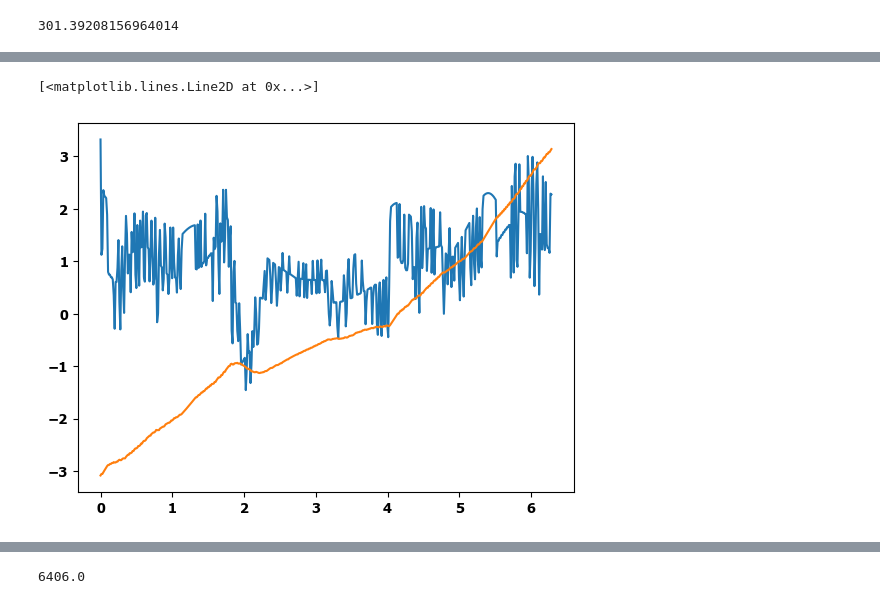
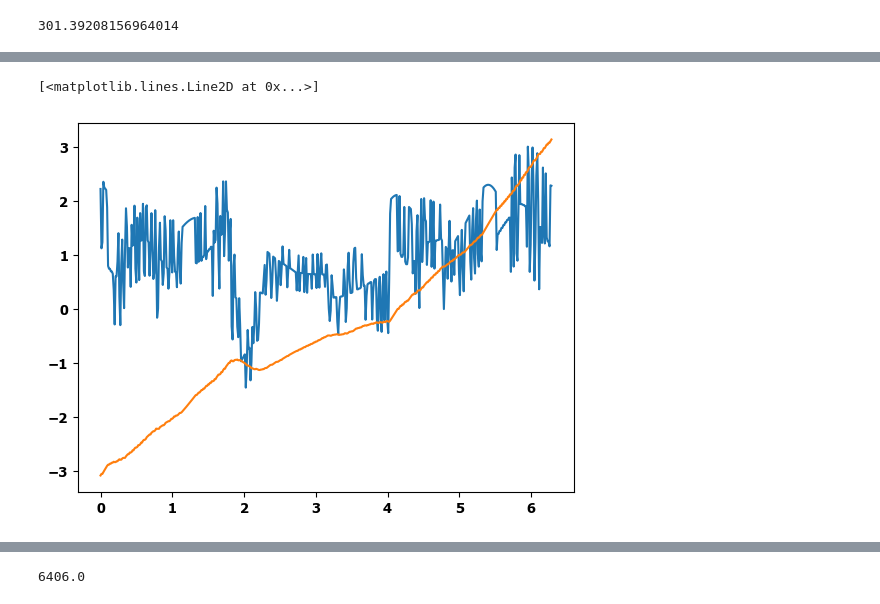
Before and after one commit to feltner515/ParticlePy, a Jupyter notebook: reentrant.ipynb, the cells around one changed output, grey strips where cells are left out. Cells and saved outputs as stored; diff of their text form; code cells hidden in the pictures.

```diff
--- a/reentrant.ipynb
+++ b/reentrant.ipynb
@@ -287,11 +278,11 @@ np.trapz(recomb, x)
 # %%
 integrand = (recomb[order]*np.gradient(np.flip(angles_downsample[order]).flatten(), np.linspace(0,2*np.pi, 479)[1], edge_order=2))
 # %%
-plt.plot(np.linspace(0,2*np.pi, 479),np.gradient(np.flip(angles_downsample[order]).flatten(), np.linspace(0,2*np.pi, 479)[1], edge_order=2))
+plt.plot(np.linspace(0,2*np.pi, 479),np.gradient(np.flip(angles_downsample[order]).flatten(), np.linspace(0,2*np.pi, 479)[1], edge_order=1))
 plt.plot(np.linspace(0,2*np.pi, 479),np.flip(angles_downsample[order]))
 # %% [output]
 [<matplotlib.lines.Line2D at 0x...>]
-[figure, old version]
+[figure, new version]
 # %%
 plt.plot(angles_downsample[order].flatten(), integrand)
 plt.plot(angles_downsample[order].flatten(), recomb[order])
```
Also changed, not shown: parts of 21 cells of this notebook, 1 other file.
